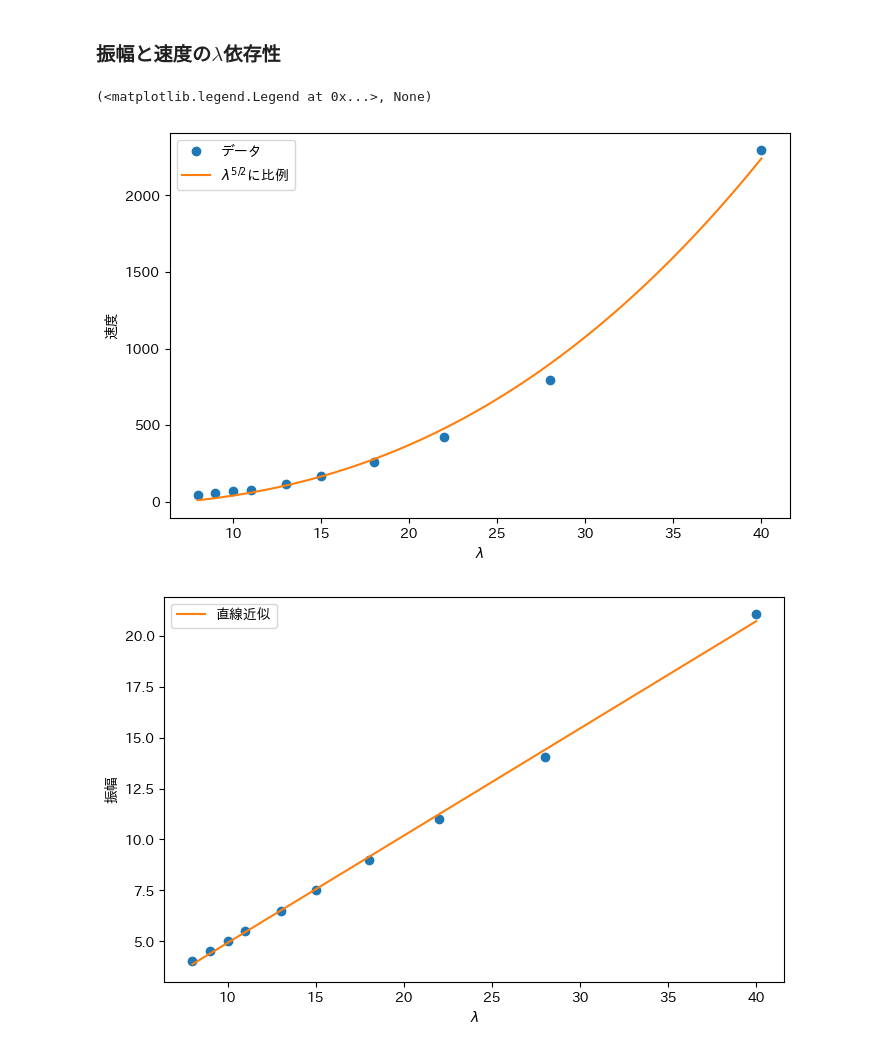
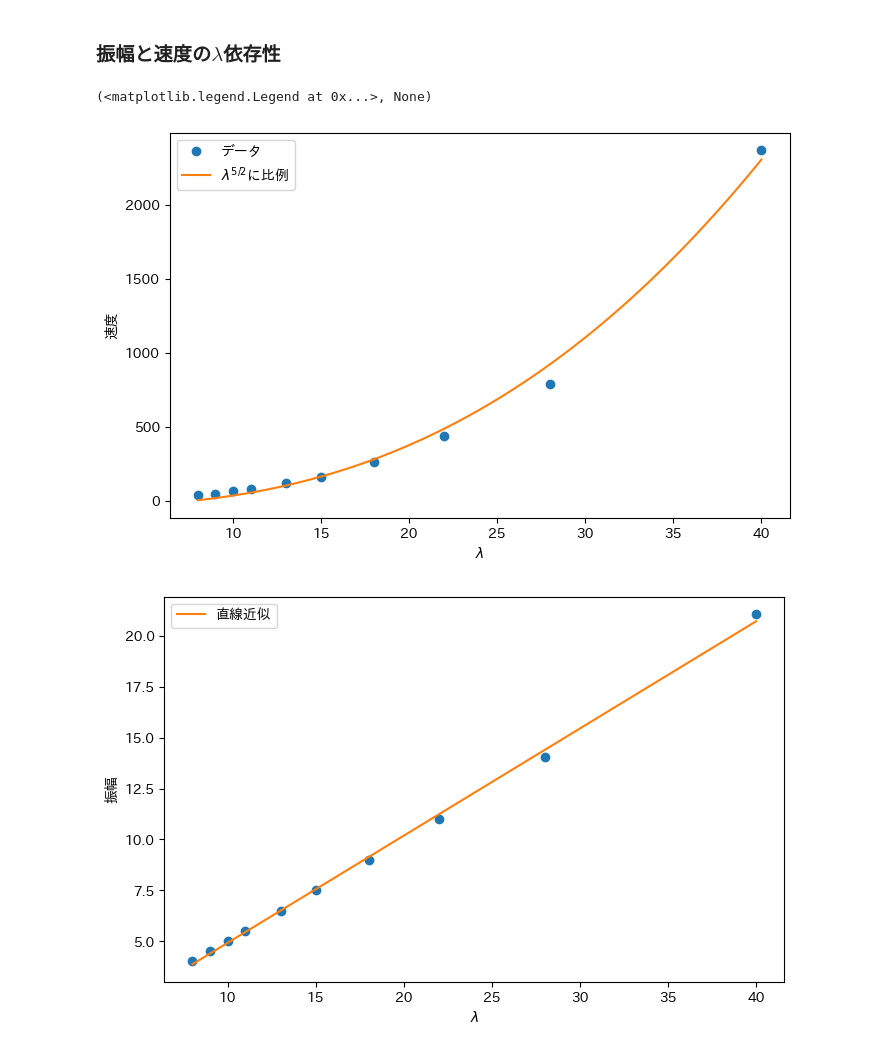
Before and after one commit to eri61/computer_physics, a Jupyter notebook: submit/report2/code/report2_pr1.ipynb, the cells around one changed output. Saved outputs shown, nothing was run; the diff lists cells and outputs as text; code cells hidden in the pictures.

```diff
--- a/submit/report2/code/report2_pr1.ipynb
+++ b/submit/report2/code/report2_pr1.ipynb
@@ -154,5 +170,5 @@ plt.legend(), plt.savefig("pic/t065_u1_change_lambda.png")
 # %%
-np_lam = np.array([8., 9., 10., 11., 13., 15., 18., 22., 28., 40., 60.])
+np_lam = np.array([8., 9., 10., 11., 13., 15., 18., 22., 28., 40.])
 for i in np_lam:
     solve_soliton(soliton, [2, i], save_name=f"npz/lambda_{i}")
 # %% [output]
@@ -175,51 +191,54 @@ dt = 0.05
 shape of u(t, x) : (101, 100)
 # %% [markdown]
 ### 振幅と速度の$\lambda$依存性
+# %%
+def velocity(lam, A, b):
+    return A * lam**(5/2) + b
+
+def scale(lam, a, b):
+    return a * lam + b
+
+def view_vt(path:str):
+    npz = np.load(path)
+    x = npz['x']
+    t = npz['t']
+    u_tx = npz['u_tx']
+
+    # solve ux
+    u_x = dev_op1 @ u_tx.T
+    u_xxx = dev_op3 @ u_tx.T
+    dudt = (-6. * u_tx.T * u_x - u_xxx).T
+    vt = dudt[:, x == 6.]
+    # plt.plot(t, vt.flatten(), '--.')
+    return vt.max(), u_tx.max()
 # %%
-def velocity(lam, A, b):
-    return A * lam**(5/2) + b
-
-def scale(lam, a, b):
-    return a * lam + b
-
-def view_vt(path:str):
-    npz = np.load(path)
-    x = npz['x']
-    t = npz['t']
-    u_tx = npz['u_tx']
-
-    u_x = dev_op1 @ u_tx.T
-    u_xxx = dev_op3 @ u_tx.T
-    dudt = (-6. * u_tx.T * u_x - u_xxx).T
-    vt = dudt[:, x == 2.]
-    # plt.plot(t, vt.flatten(), '--.')
-    return vt.max(), u_tx.max()
-
 vt_maxes = np.zeros_like(np_lam)
 amp_maxes = np.zeros_like(np_lam)
 for i, name in enumerate(np_lam):
     path = f"../out/npz/lambda_{name}.npz"
     max_vt, max_amp = view_vt(path)
     vt_maxes[i] = max_vt
     amp_maxes[i] = max_amp
 
 x = np.linspace(np_lam.min(), np_lam.max(), 100)
 plt.figure(figsize=(8, 5))
 plt.plot(np_lam, vt_maxes, '.', markersize=12, label='データ')
 popt, pcov = curve_fit(velocity, np_lam, vt_maxes)
 plt.plot(x, velocity(x, *popt), label=r'$\lambda^{5/2}$に比例')
 plt.legend(), plt.savefig("pic/velocity_lambda_dep.png")
 
 plt.ylabel("速度")
 plt.xlabel(r"$\lambda$")
 plt.figure(figsize=(8, 5))
 popt, pcov = curve_fit(scale, np_lam, amp_maxes)
 x = np.linspace(np_lam.min(), np_lam.max(), 100)
+
+
 plt.plot(np_lam, amp_maxes, '.', markersize=12)
 plt.plot(x, scale(x, *popt), label='直線近似')
 plt.xlabel(r"$\lambda$"), plt.ylabel("振幅")
 plt.legend(), plt.savefig("pic/ampletude_lambda_dep.png")
 # %% [output]
 (<matplotlib.legend.Legend at 0x...>, None)
-[figure, old version]
+[figure, new version]
 [figure]
```
Also changed, not shown: parts of 5 cells of this notebook, 24 other files.
